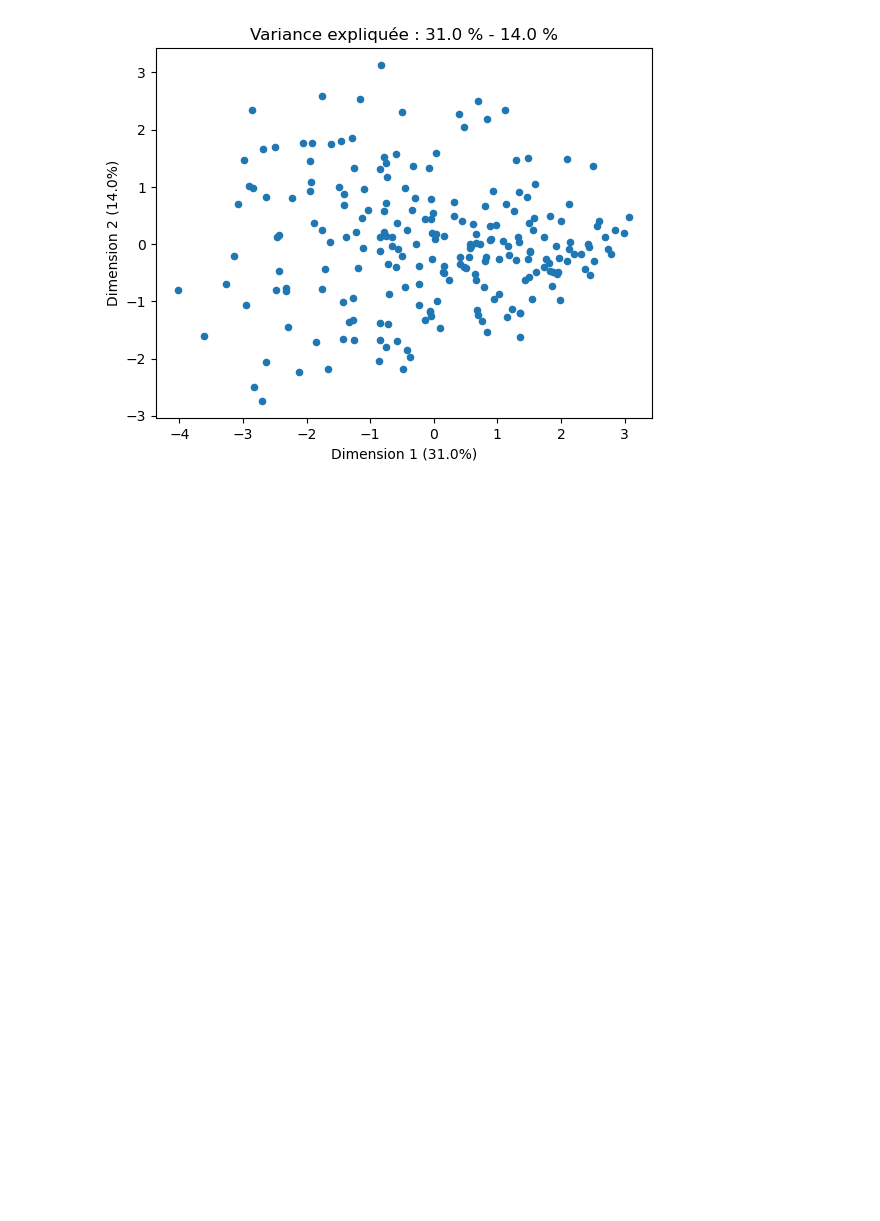
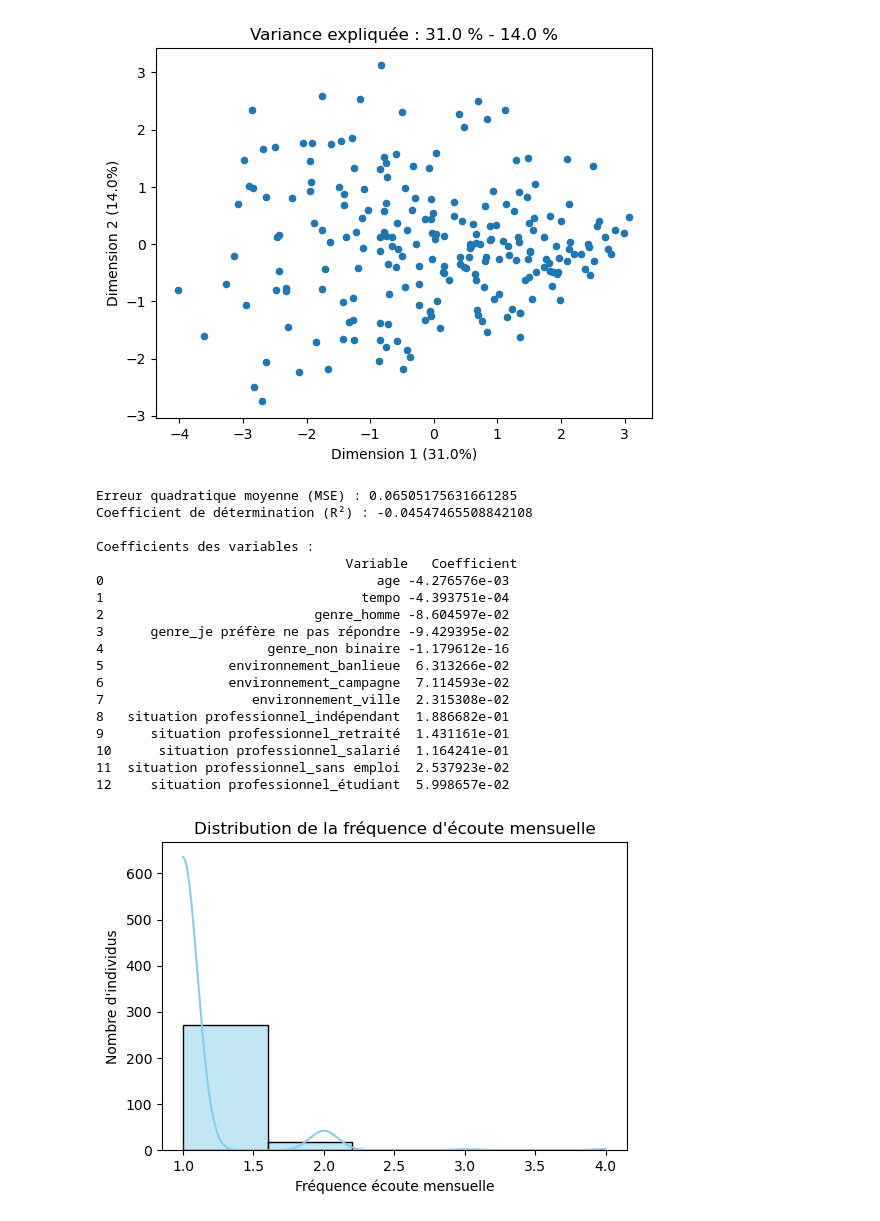
Before and after one commit to MatheoPf/myli, a Jupyter notebook: analyse.ipynb, the cells around one changed output. Drawn from its saved outputs; the diff is of its cells as text; code cells hidden in the pictures; blank space fills up the shorter version.

```diff
--- a/analyse.ipynb
+++ b/analyse.ipynb
@@ -93,2 +121,68 @@ plt.show( )
 # %% [output]
 [figure]
+# %%
+filtered_data = data[['fréquence écoute mensuel', 'age', 'genre', 'environnement',
+    'situation professionnel', 'tempo']].dropna()
+
+# 3. Convertir les variables catégorielles en variables numériques (one-hot encoding)
+encoded_data = pd.get_dummies(
+    filtered_data,
+    columns=['genre', 'environnement', 'situation professionnel'],
+    drop_first=True
+)
+
+# 4. Séparer les variables dépendantes et indépendantes
+X = encoded_data.drop('fréquence écoute mensuel', axis=1)
+y = encoded_data['fréquence écoute mensuel']
+
+# 5. Diviser les données en ensembles d'entraînement et de test
+X_train, X_test, y_train, y_test = train_test_split(X, y, test_size=0.2, random_state=42)
+
+# 6. Créer et entraîner le modèle de régression linéaire
+model = LinearRegression()
+model.fit(X_train, y_train)
+
+# 7. Prédire sur l'ensemble de test
+y_pred = model.predict(X_test)
+
+# 8. Calculer les métriques de performance
+mse = mean_squared_error(y_test, y_pred)
+r2 = r2_score(y_test, y_pred)
+
+# 9. Afficher les coefficients du modèle
+coefficients = pd.DataFrame({
+    'Variable': X.columns,
+    'Coefficient': model.coef_
+})
+
+# 10. Afficher les résultats
+print("Erreur quadratique moyenne (MSE) :", mse)
+print("Coefficient de détermination (R²) :", r2)
+print("\nCoefficients des variables :\n", coefficients)
+
+plt.figure(figsize=(6, 4))
+sns.histplot(data['fréquence écoute mensuel'], bins=5, kde=True, color='skyblue')
+plt.title("Distribution de la fréquence d'écoute mensuelle")
+plt.xlabel("Fréquence écoute mensuelle")
+plt.ylabel("Nombre d'individus")
+plt.show()
+# %% [output]
+Erreur quadratique moyenne (MSE) : 0.06505175631661285
+Coefficient de détermination (R²) : -0.04547465508842108
+
+Coefficients des variables :
+                                Variable   Coefficient
+0                                   age -4.276576e-03
+1                                 tempo -4.393751e-04
+2                           genre_homme -8.604597e-02
+3      genre_je préfère ne pas répondre -9.429395e-02
+4                     genre_non binaire -1.179612e-16
+5                environnement_banlieue  6.313266e-02
+6                environnement_campagne  7.114593e-02
+7                   environnement_ville  2.315308e-02
+8   situation professionnel_indépendant  1.886682e-01
+9      situation professionnel_retraité  1.431161e-01
+10      situation professionnel_salarié  1.164241e-01
+11  situation professionnel_sans emploi  2.537923e-02
+12     situation professionnel_étudiant  5.998657e-02
+[figure, added]
```
Also changed, not shown: parts of 7 cells of this notebook, 2 other files.
